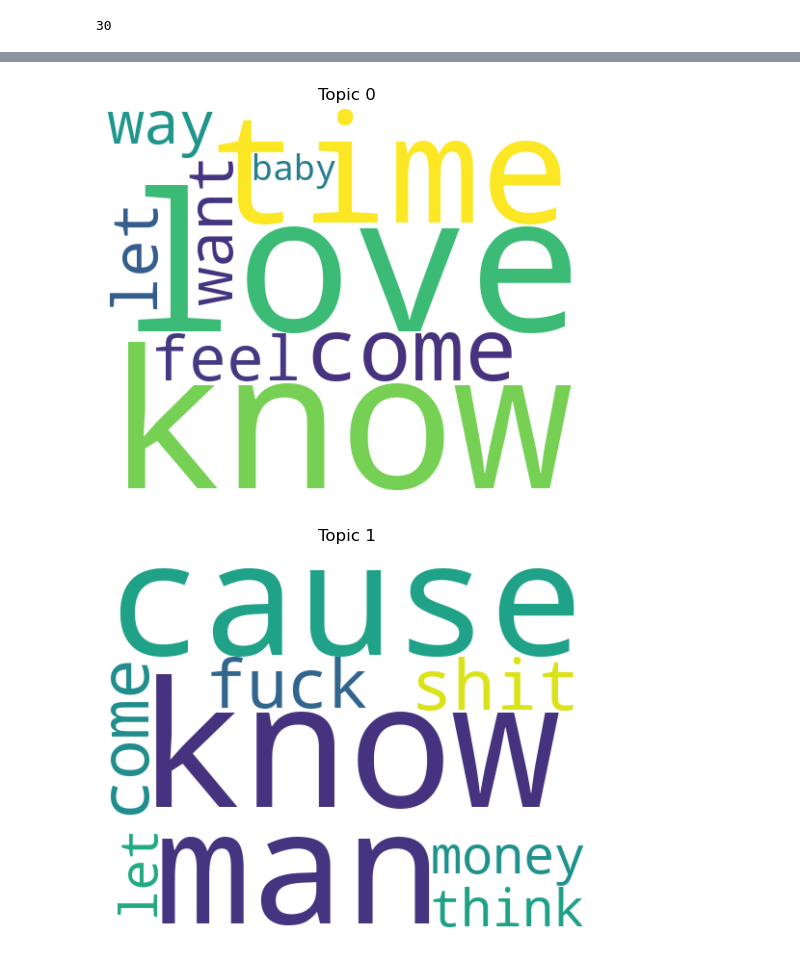
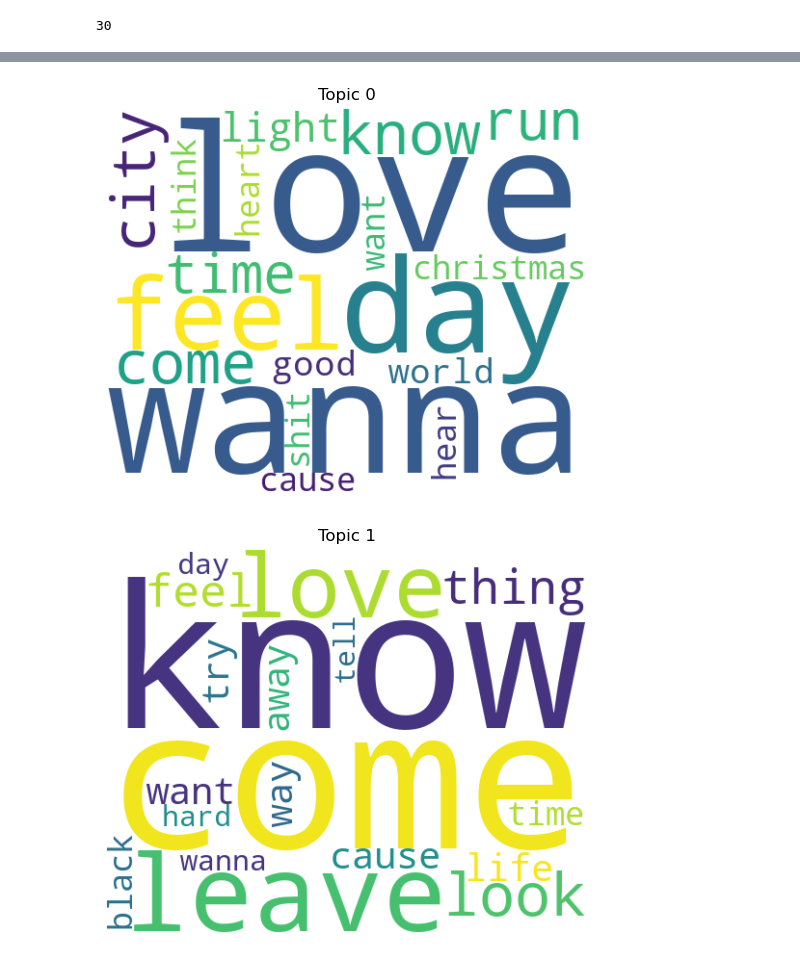
Before and after one commit to 15Max/LatentDirichletAllocation, a Jupyter notebook: notebooks/LDA_Songs.ipynb, the cells around one changed output, grey strips where cells are left out. Drawn from its saved outputs; the diff is of its cells as text; code cells hidden in the pictures.

```diff
--- a/notebooks/LDA_Songs.ipynb
+++ b/notebooks/LDA_Songs.ipynb
@@ -89,8 +84,8 @@ td, ch = TopicDiversity(topk=10), Coherence(texts = dataset.get_corpus(), topk=
 model = LDA(num_topics=10)
 # %%
-coherence_list_no_opt, topic_diversity_list_no_opt, iters = [], [], num_iters
+coherence_list_no_opt, topic_diversity_list_no_opt = [], []
 
-for i in tqdm(range(iters)):
+for i in tqdm(range(num_iters)):
   output = model.train_model(dataset)
   coherence_list_no_opt.append(ch_score := ch.score(output))
   topic_diversity_list_no_opt.append(td_score := td.score(output))
@@ -203,12 +189,13 @@ Now we're ready to train it. See that the output of a topic model comes as a dic
 *   *topic-document-matrix*: the distribution of the topics for each document of the training set (dimensions: |num topics| x |training documents|)
 *   *test-document-topic-matrix*: the distribution of the topics for each document of the testing set (dimensions: |num topics| x |test documents|)
 # %%
-model = LDA(num_topics=num_topics, decay = decay, offset=offset)
+model = LDA(num_topics = num_topics, decay = decay)
 # %%
-coherence_list, topic_diversity_list, iters = [], [], num_iters
+coherence_list, topic_diversity_list, outputs = [], [], []
 
-for i in range(iters):
-  output = model.train_model(dataset, top_words=20)
+for i in range(num_iters):
+  output = model.train_model(dataset, top_words=10)
+  outputs.append(output)
   coherence_list.append(ch_score := ch.score(output))
   topic_diversity_list.append(td_score := td.score(output))
 
@@ -251,12 +238,16 @@ NameError: name 'coherence_list' is not defined
+# %%
+# Extract the best output from the outputs list according to a linear combination of the coherence and topic diversity scores
+
+best_output = outputs[np.argmax([0.7*coherence_list[i] + 0.3*topic_diversity_list[i] for i in range(len(coherence_list))])]
 # %%
-topics = output['topics']
+topics = best_output['topics']
 for i, topic in enumerate(topics):
   wordcloud = WordCloud(width=500, height=400, background_color='white').generate(" ".join(topic))
   plt.figure(figsize=(10, 5))
   plt.imshow(wordcloud, interpolation='bilinear')
   plt.axis('off')
   plt.title(f"Topic {i}")
   plt.show()
 # %% [output]
-[figure, old version]
+[figure, new version]
-[figure, old version]
+[figure, new version]
```
Also changed, not shown: parts of 22 cells of this notebook, 5 other files.
